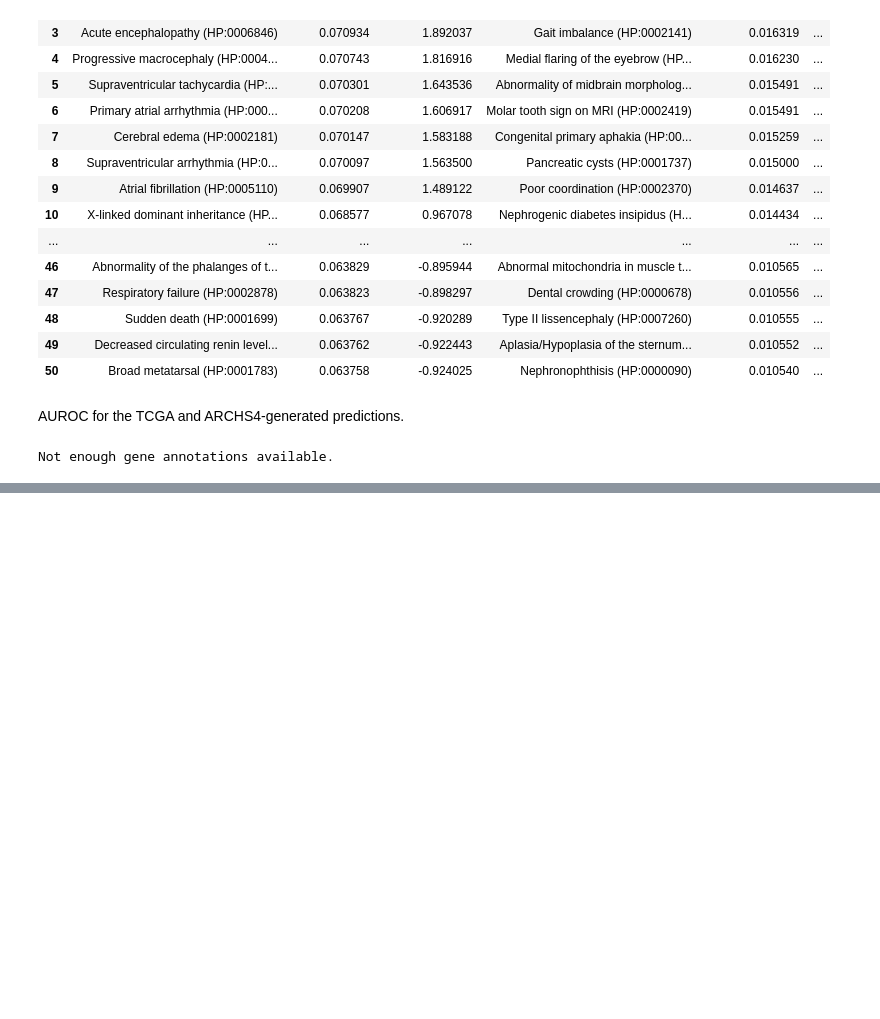
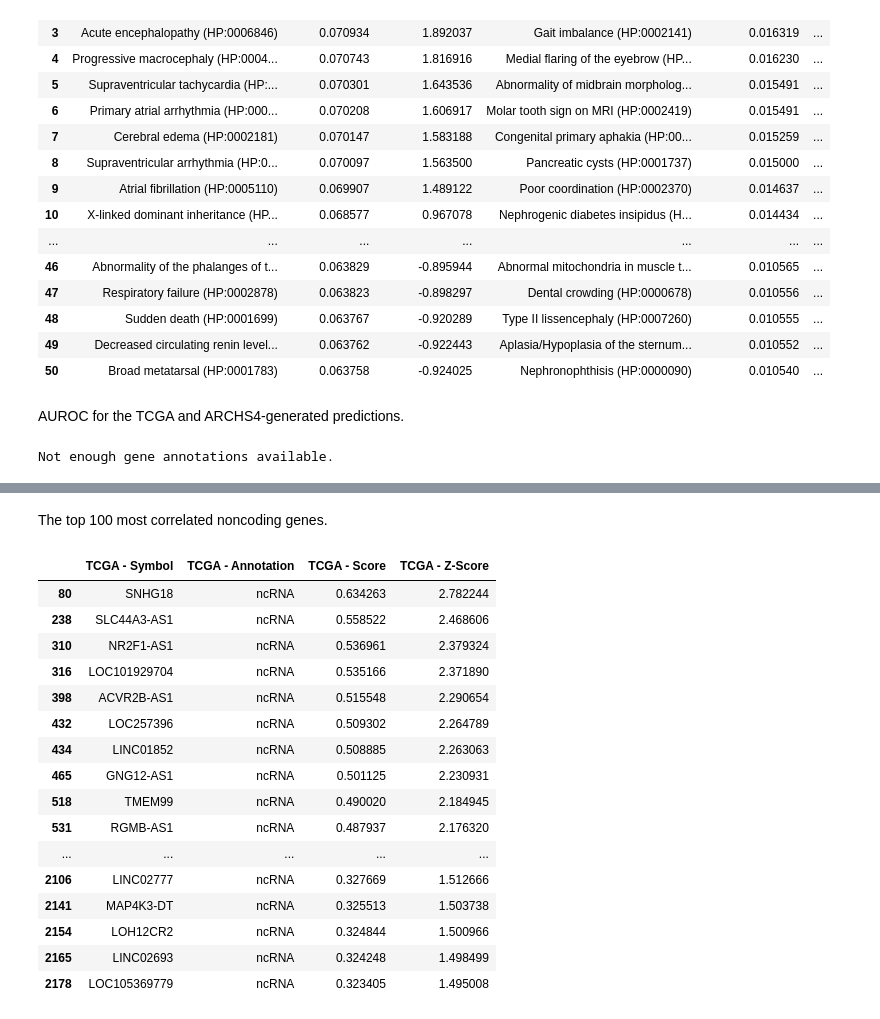
Before and after one commit to cyoon23/appyter, a Jupyter notebook: rna_predictions.ipynb, the cells around one changed output, grey strips where cells are left out. Drawn from its saved outputs; the diff is of its cells as text; code cells hidden in the pictures; blank space fills up the shorter version.

```diff
--- a/rna_predictions.ipynb
+++ b/rna_predictions.ipynb
@@ -485,0 +499,22 @@ display_df(combined_genes)
+# %% [markdown]
+The top 100 most correlated noncoding genes.
+# %%
+display_df(top_ncRNA)
+# %% [output]
+|  | TCGA - Symbol | TCGA - Annotation | TCGA - Score | TCGA - Z-Score |
+| 80 | SNHG18 | ncRNA | 0.634263 | 2.782244 |
+| 238 | SLC44A3-AS1 | ncRNA | 0.558522 | 2.468606 |
+| 310 | NR2F1-AS1 | ncRNA | 0.536961 | 2.379324 |
+| 316 | LOC101929704 | ncRNA | 0.535166 | 2.371890 |
+| 398 | ACVR2B-AS1 | ncRNA | 0.515548 | 2.290654 |
+| 432 | LOC257396 | ncRNA | 0.509302 | 2.264789 |
+| 434 | LINC01852 | ncRNA | 0.508885 | 2.263063 |
+| 465 | GNG12-AS1 | ncRNA | 0.501125 | 2.230931 |
+| 518 | TMEM99 | ncRNA | 0.490020 | 2.184945 |
+| 531 | RGMB-AS1 | ncRNA | 0.487937 | 2.176320 |
+| ... | ... | ... | ... | ... |
+| 2106 | LINC02777 | ncRNA | 0.327669 | 1.512666 |
+| 2141 | MAP4K3-DT | ncRNA | 0.325513 | 1.503738 |
+| 2154 | LOH12CR2 | ncRNA | 0.324844 | 1.500966 |
+| 2165 | LINC02693 | ncRNA | 0.324248 | 1.498499 |
+| 2178 | LOC105369779 | ncRNA | 0.323405 | 1.495008 |
```
Also changed, not shown: parts of 10 cells of this notebook, 4 other files.
